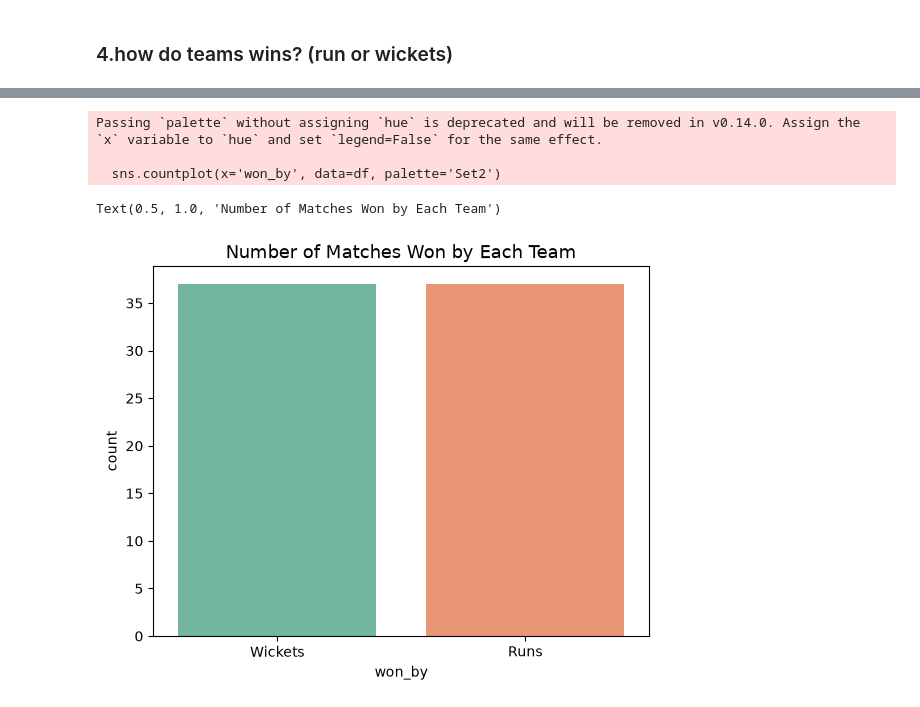
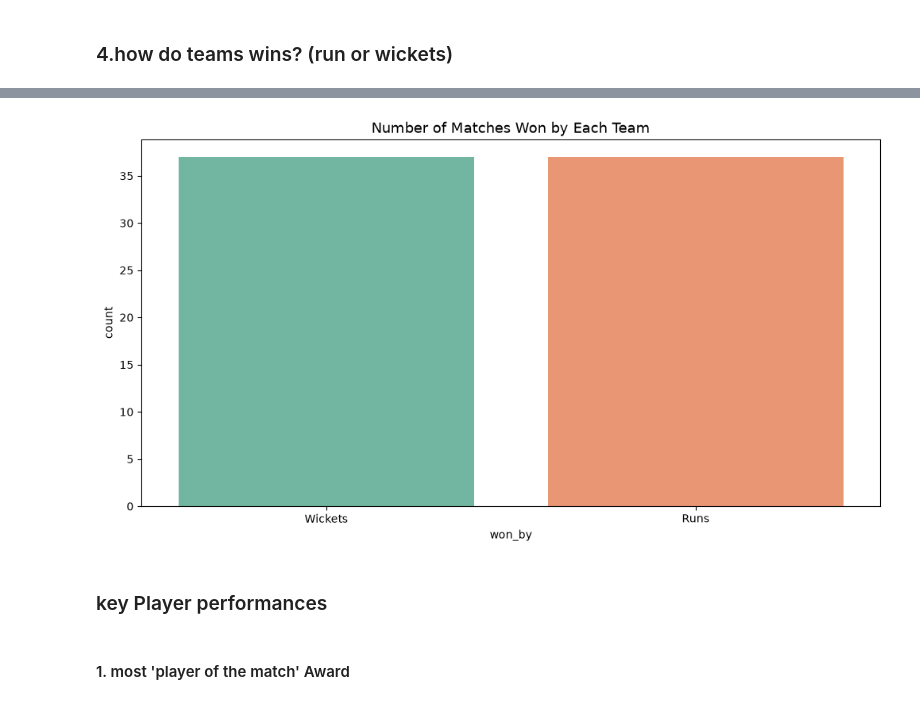
Before and after one commit to IshwariUgale-hub/IPL-Data-Analysis, a Jupyter notebook: IPL_data_analysis.ipynb, the cells around one changed output, grey strips where cells are left out. Cells and saved outputs as stored; diff of their text form; code cells hidden in the pictures.

```diff
--- a/IPL_data_analysis.ipynb
+++ b/IPL_data_analysis.ipynb
@@ -118,11 +122,14 @@ df.head()
 | 3 | 4 | March 28,2022 | Wankhede Stadium, Mumbai | Gujarat | Lucknow | Group | Gujarat | Field | 158 | ... |
 | 4 | 5 | March 29,2022 | Maharashtra Cricket Association S... | Hyderabad | Rajasthan | Group | Hyderabad | Field | 210 | ... |
 # %%
+plt.figure(figsize=(12,6))
 sns.countplot(x='won_by', data=df, palette='Set2')
 plt.title('Number of Matches Won by Each Team', fontsize=13)
+
+plt.savefig('images/matches_won_by_each_team.png', dpi=300, bbox_inches='tight')
 # %% [output]
-Passing `palette` without assigning `hue` is deprecated and will be removed in v0.14.0. Assign the `x` variable to `hue` and set `legend=False` for the same effect.
-
-  sns.countplot(x='won_by', data=df, palette='Set2')
-Text(0.5, 1.0, 'Number of Matches Won by Each Team')
-[figure, old version]
+[figure, new version]
+# %% [markdown]
+### key Player performances
+# %% [markdown]
+#### 1. most 'player of the match' Award
```
Also changed, not shown: parts of 10 cells of this notebook.
